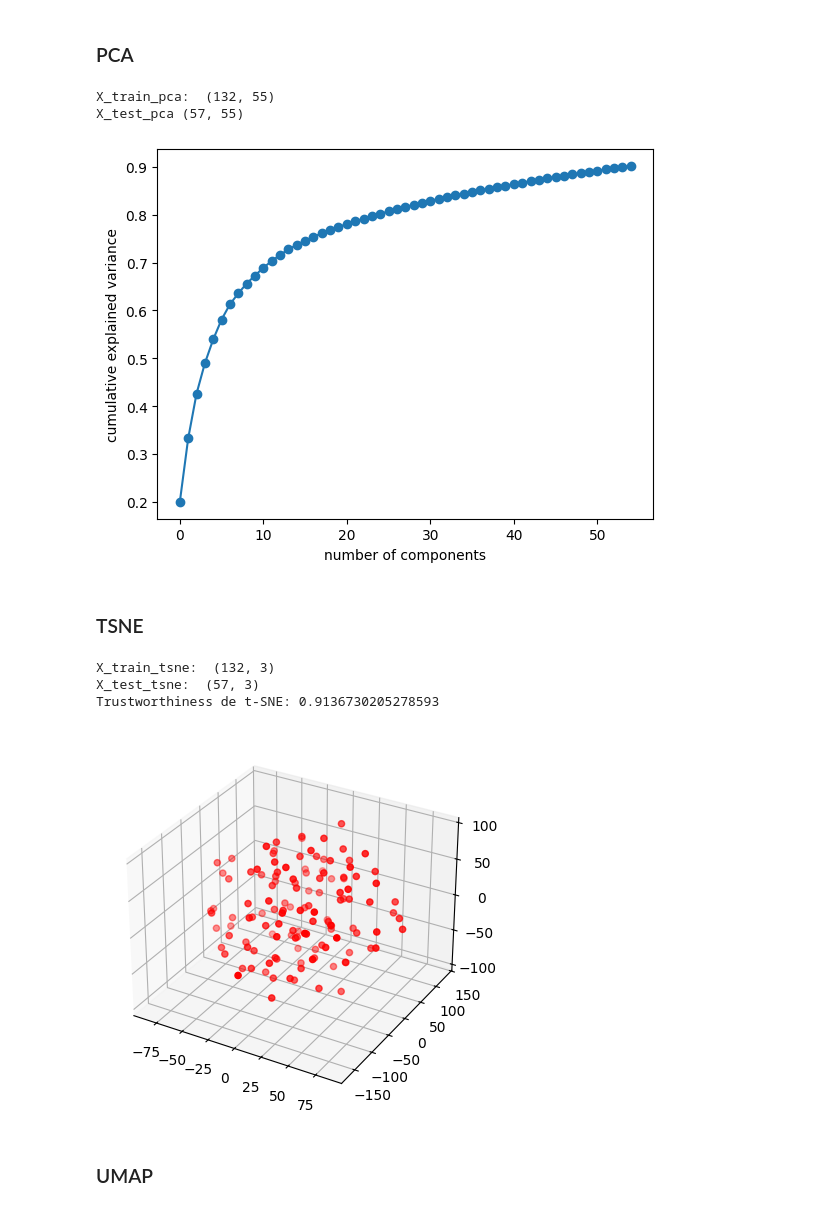
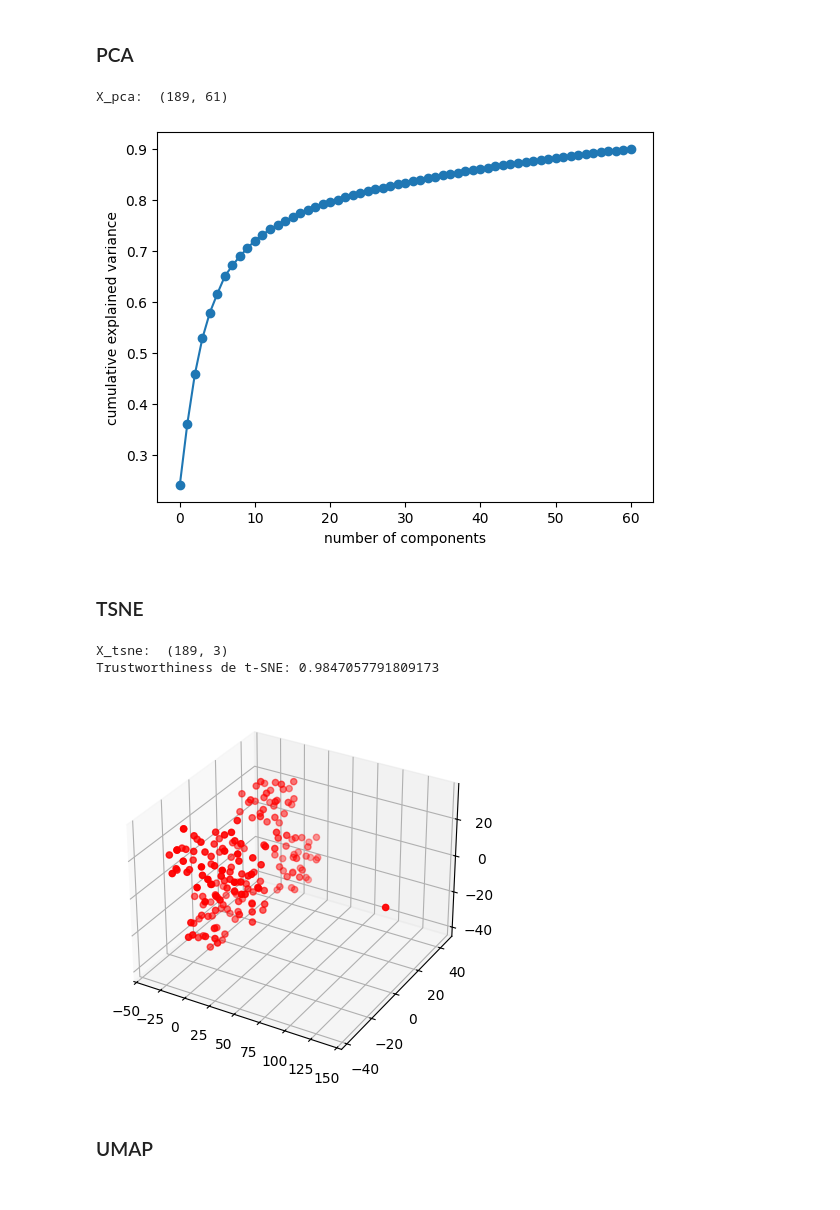
Before and after one commit to jeffreymonjacastro/2024-II, a Jupyter notebook: ML/W10/Hackathon_Culstering.ipynb, the cells around one changed output. Saved outputs shown, nothing was run; the diff lists cells and outputs as text; code cells hidden in the pictures.

```diff
--- a/ML/W10/Hackathon_Culstering.ipynb
+++ b/ML/W10/Hackathon_Culstering.ipynb
@@ -86,11 +76,13 @@ X_train:  (132, 22215)  X_test:  (57, 22215)  y_train:  (132, 1)  y_test:  (57,
 # %% [markdown]
 ### Normalization
 # %%
-from sklearn.preprocessing import StandardScaler
+from sklearn.preprocessing import MinMaxScaler, StandardScaler
 
-sc = StandardScaler()
-X_train = sc.fit_transform(X_train)
-X_test = sc.transform(X_test)
+sc = MinMaxScaler()
+X_scaled = sc.fit_transform(X)
+
+Y = np.array(Y)
+Y = Y.ravel()
 # %% [markdown]
 ### PCA
 # %%
@@ -99,11 +91,10 @@ from sklearn.decomposition import PCA
 
 variance=0.9
 pca = PCA(n_components=variance)
-X_train_pca = pca.fit_transform(X_train)
-X_test_pca = pca.transform(X_test)
+X_pca = pca.fit_transform(X_scaled)
 
-print("X_train_pca: ", X_train_pca.shape)
-print("X_test_pca", X_test_pca.shape)
+
+print("X_pca: ", X_pca.shape)
 
 #Grafico de caracteristicas vs informacion
 plt.plot(np.cumsum(pca.explained_variance_ratio_), "-o")
@@ -111,37 +102,33 @@ plt.xlabel('number of components')
 plt.ylabel('cumulative explained variance')
 plt.show()
 # %% [output]
-X_train_pca:  (132, 55)
-X_test_pca (57, 55)
+X_pca:  (189, 61)
-[figure, old version]
+[figure, new version]
 # %% [markdown]
 ### TSNE
 # %%
 from sklearn.manifold import TSNE
 from sklearn.manifold import trustworthiness
 
 tsne = TSNE(n_components=3)
-X_train_tsne = tsne.fit_transform(X_train)
-X_test_tsne = tsne.fit_transform(X_test)
+X_tsne = tsne.fit_transform(X_scaled)
 
-print("X_train_tsne: ", X_train_tsne.shape)
-print("X_test_tsne: ", X_test_tsne.shape)
+print("X_tsne: ", X_tsne.shape)
 
-tsne_trust = trustworthiness(X_train, X_train_tsne)
+tsne_trust = trustworthiness(X_scaled, X_tsne)
 print(f"Trustworthiness de t-SNE: {tsne_trust}")
 
 # Gráfico de los datos transformados con t-SNE (3D)
 from mpl_toolkits.mplot3d import Axes3D
 
 fig = plt.figure()
 ax = fig.add_subplot(111, projection='3d')
-ax.scatter(X_train_tsne[:,0], X_train_tsne[:,1], X_train_tsne[:,2], c="red")
+ax.scatter(X_tsne[:,0], X_tsne[:,1], X_tsne[:,2], c="red")
 plt.show()
 # %% [output]
-X_train_tsne:  (132, 3)
-X_test_tsne:  (57, 3)
-Trustworthiness de t-SNE: 0.9136730205278593
+X_tsne:  (189, 3)
+Trustworthiness de t-SNE: 0.9847057791809173
-[figure, old version]
+[figure, new version]
 # %% [markdown]
 ### UMAP
 # %%
```
Also changed, not shown: parts of 6 cells of this notebook.
